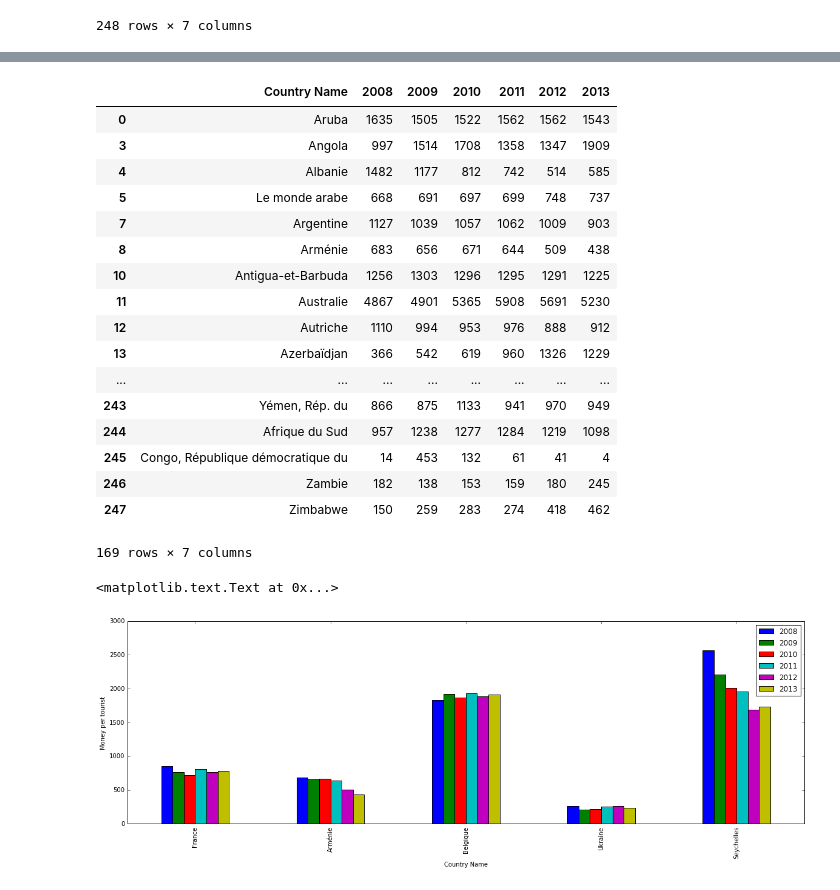
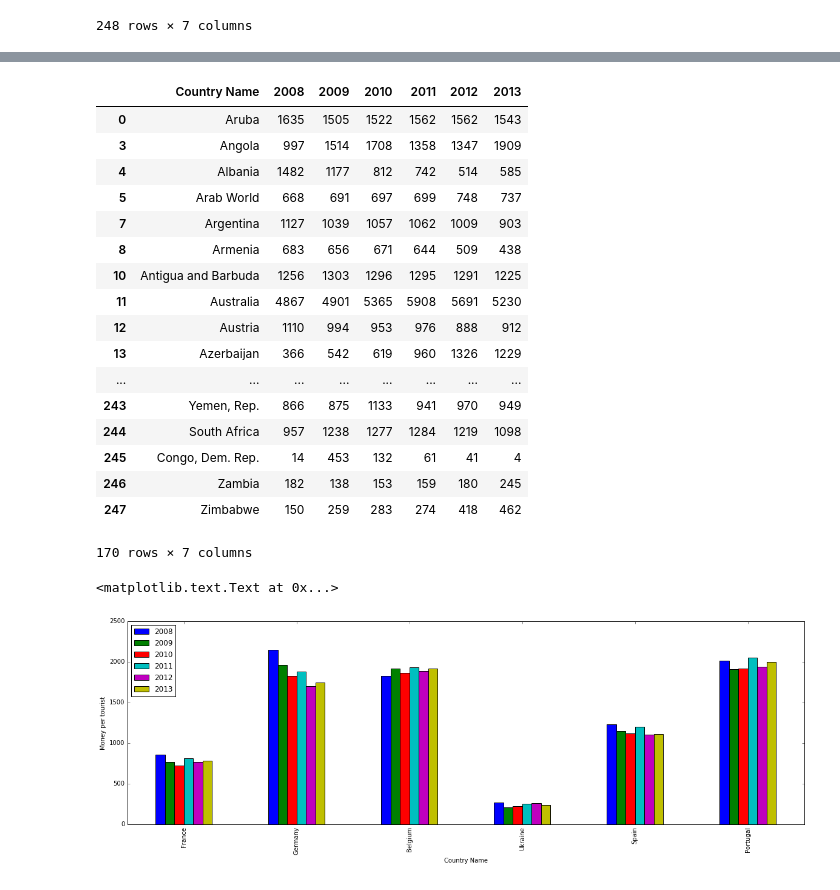
Before and after one commit to mangelaccio/Tourism, a Jupyter notebook: projet.ipynb, the cells around one changed output, grey strips where cells are left out. Saved outputs shown, nothing was run; the diff lists cells and outputs as text; code cells hidden in the pictures.

Commit message:
Adapt notebook for news files + code to generate csv file from DataFrame

```diff
--- a/projet.ipynb
+++ b/projet.ipynb
@@ -3,7 +3,7 @@ import pandas as pd
 import matplotlib.pyplot as plt
 %matplotlib inline
 # %%
-path = "/home/2inl2/davakov/Téléchargements/projet data science/datas/arrivees/10cb5d64-45e9-4b1d-9b5c-fc89e8d87c8d_v2.csv"
+path = "/home/2inl2/davakov/dataScience/Tourism/datas/arrivees/englishArrivals.csv"
 arrivals = pd.read_csv(path, skiprows=[0, 2], usecols=["Country Name", "2008", "2009", "2010", "2011", "2012", "2013"]);
 pd.set_option('display.float_format', lambda x: '%.0f' % x);
 # %%
@@ -28,7 +28,7 @@ arrivals
 | 247 | Zimbabwe | 1956000 | 2017000 | 2239000 | 2423000 | 1794000 | 1833000 |
 248 rows × 7 columns
 # %%
-path = "/home/2inl2/davakov/Téléchargements/projet data science/datas/gains/95379114-276c-42b7-9efc-ec9afde96f91_v2.csv"
+path = "/home/2inl2/davakov/dataScience/Tourism/datas/gains/englishGains.csv"
 gains = pd.read_csv(path, skiprows=[0, 2], usecols=["Country Name", "2008", "2009", "2010", "2011", "2012", "2013"]);
 pd.set_option('display.float_format', lambda x: '%.0f' % x);
 # %%
@@ -60,29 +60,29 @@ moneyPerPerson
 |  | Country Name | 2008 | 2009 | 2010 | 2011 | 2012 | 2013 |
 | 0 | Aruba | 1635 | 1505 | 1522 | 1562 | 1562 | 1543 |
 | 3 | Angola | 997 | 1514 | 1708 | 1358 | 1347 | 1909 |
-| 4 | Albanie | 1482 | 1177 | 812 | 742 | 514 | 585 |
-| 5 | Le monde arabe | 668 | 691 | 697 | 699 | 748 | 737 |
-| 7 | Argentine | 1127 | 1039 | 1057 | 1062 | 1009 | 903 |
-| 8 | Arménie | 683 | 656 | 671 | 644 | 509 | 438 |
-| 10 | Antigua-et-Barbuda | 1256 | 1303 | 1296 | 1295 | 1291 | 1225 |
-| 11 | Australie | 4867 | 4901 | 5365 | 5908 | 5691 | 5230 |
-| 12 | Autriche | 1110 | 994 | 953 | 976 | 888 | 912 |
-| 13 | Azerbaïdjan | 366 | 542 | 619 | 960 | 1326 | 1229 |
+| 4 | Albania | 1482 | 1177 | 812 | 742 | 514 | 585 |
+| 5 | Arab World | 668 | 691 | 697 | 699 | 748 | 737 |
+| 7 | Argentina | 1127 | 1039 | 1057 | 1062 | 1009 | 903 |
+| 8 | Armenia | 683 | 656 | 671 | 644 | 509 | 438 |
+| 10 | Antigua and Barbuda | 1256 | 1303 | 1296 | 1295 | 1291 | 1225 |
+| 11 | Australia | 4867 | 4901 | 5365 | 5908 | 5691 | 5230 |
+| 12 | Austria | 1110 | 994 | 953 | 976 | 888 | 912 |
+| 13 | Azerbaijan | 366 | 542 | 619 | 960 | 1326 | 1229 |
 | ... | ... | ... | ... | ... | ... | ... | ... |
-| 243 | Yémen, Rép. du | 866 | 875 | 1133 | 941 | 970 | 949 |
-| 244 | Afrique du Sud | 957 | 1238 | 1277 | 1284 | 1219 | 1098 |
-| 245 | Congo, République démocratique du | 14 | 453 | 132 | 61 | 41 | 4 |
-| 246 | Zambie | 182 | 138 | 153 | 159 | 180 | 245 |
+| 243 | Yemen, Rep. | 866 | 875 | 1133 | 941 | 970 | 949 |
+| 244 | South Africa | 957 | 1238 | 1277 | 1284 | 1219 | 1098 |
+| 245 | Congo, Dem. Rep. | 14 | 453 | 132 | 61 | 41 | 4 |
+| 246 | Zambia | 182 | 138 | 153 | 159 | 180 | 245 |
 | 247 | Zimbabwe | 150 | 259 | 283 | 274 | 418 | 462 |
-169 rows × 7 columns
+170 rows × 7 columns
 # %%
 #moneyPerPerson = moneyPerPerson.unstack()
 #moneyPerPerson = moneyPerPerson.fillna(0)
 #moneyPerPerson.drop(moneyPerPerson.columns[[3,4,5,6]], axis=1, inplace=False)
 # %%
-pays_list=['France', 'Arménie', 'Belgique', 'Ukraine', 'Seychelles']
+pays_list=['France', 'Germany', 'Belgium', 'Ukraine', 'Spain', 'Portugal']
 my_plot = moneyPerPerson.set_index(['Country Name']).loc[pays_list].plot(kind='bar', figsize=(20, 6))
 plt.ylabel('Money per tourist',rotation=90)
 # %% [output]
 <matplotlib.text.Text at 0x...>
-[figure, old version]
+[figure, new version]
```
Also changed, not shown: parts of 3 cells of this notebook.
